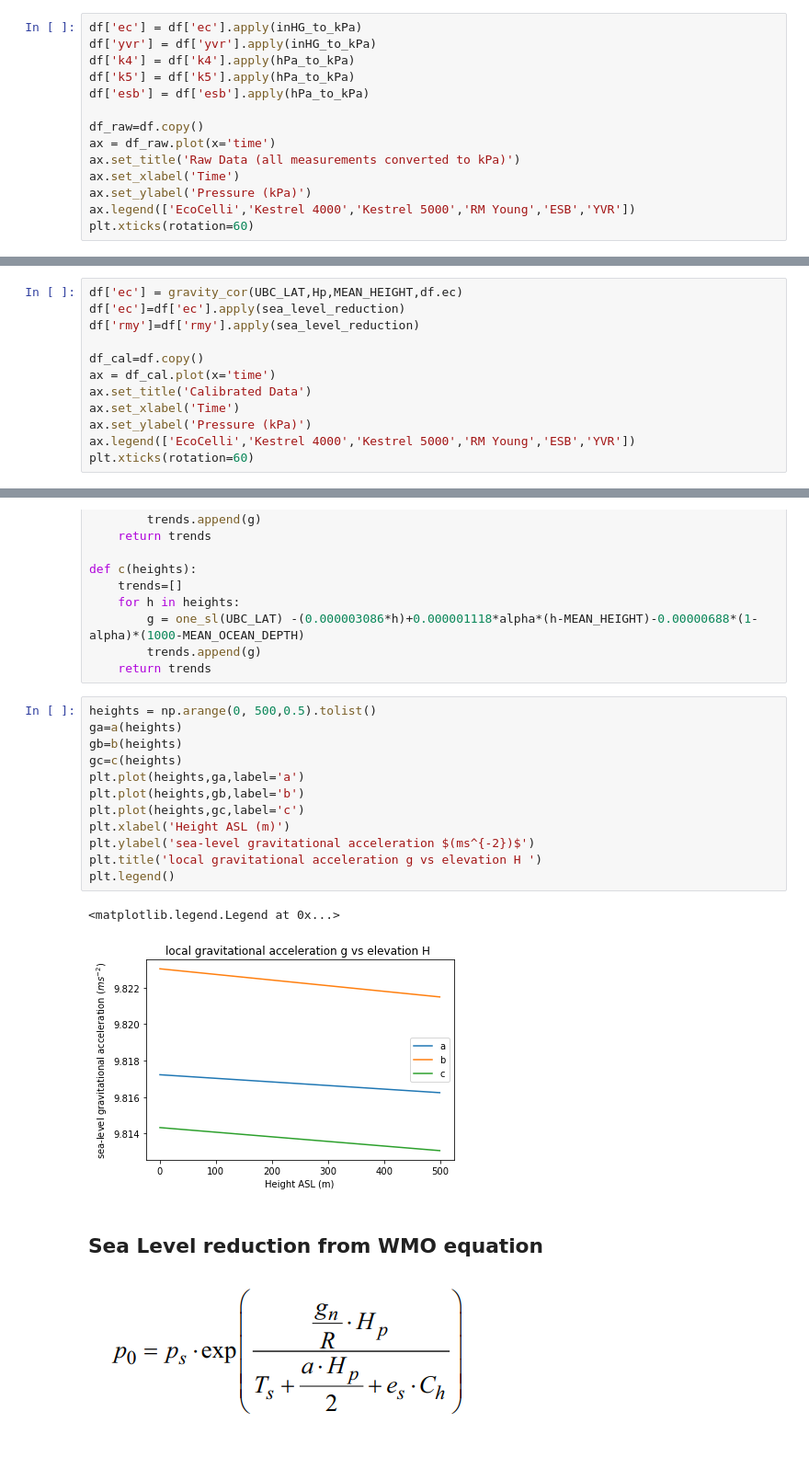
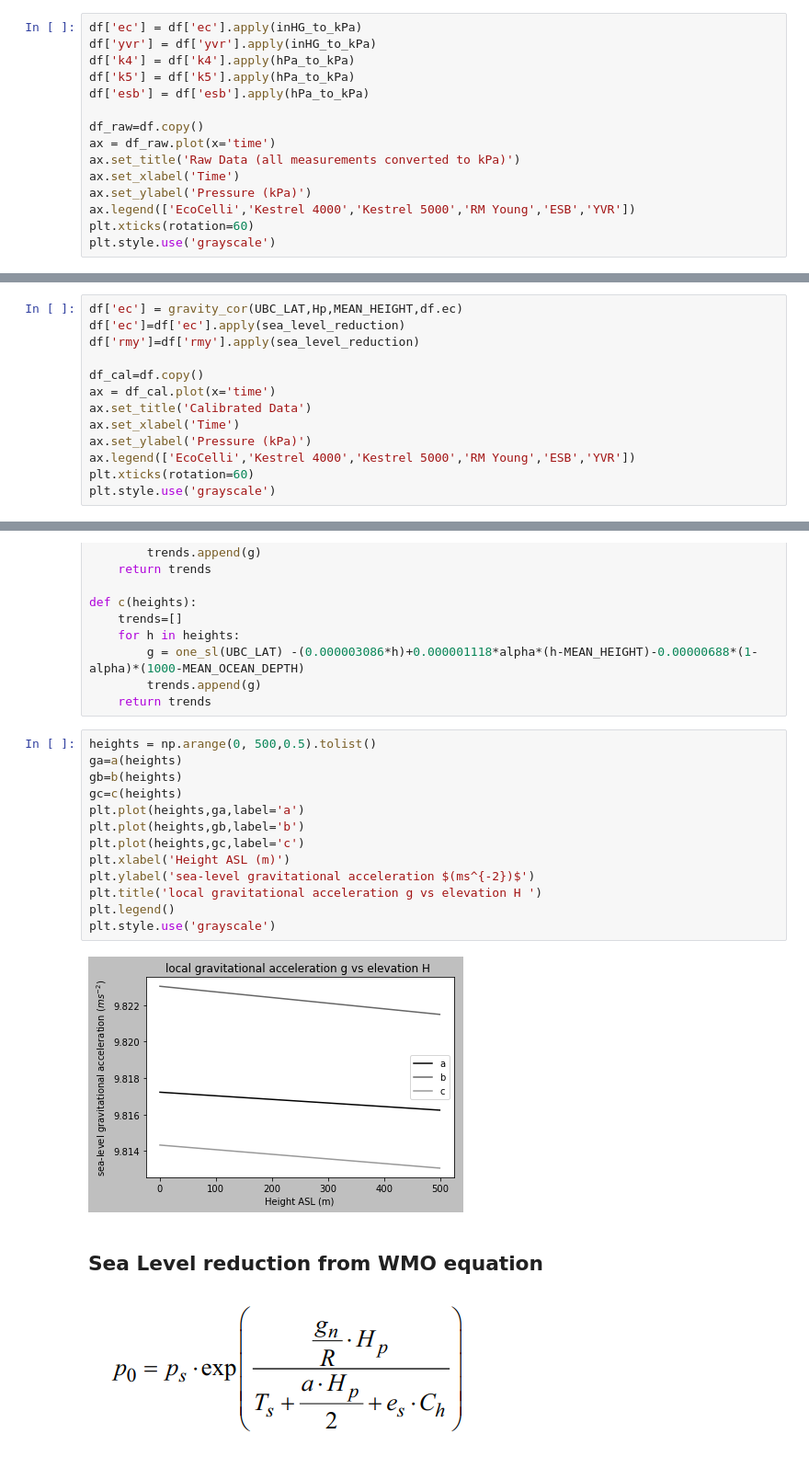
Before and after one commit to Pearl-Ayem/a303_course_work, a Jupyter notebook: Lab 5/Barometry .ipynb, the cells around one changed output, grey strips where cells are left out. Shown: that part at 92% size. Saved outputs shown, nothing was run; the diff lists cells and outputs as text.

```diff
--- a/Lab 5/Barometry .ipynb
+++ b/Lab 5/Barometry .ipynb
@@ -63,4 +63,5 @@ ax.set_xlabel('Time')
 ax.set_ylabel('Pressure (kPa)')
 ax.legend(['EcoCelli','Kestrel 4000','Kestrel 5000','RM Young','ESB','YVR'])
 plt.xticks(rotation=60)
+plt.style.use('grayscale')
 # %% [output]
@@ -80,4 +80,5 @@ ax.set_xlabel('Time')
 ax.set_ylabel('Pressure (kPa)')
 ax.legend(['EcoCelli','Kestrel 4000','Kestrel 5000','RM Young','ESB','YVR'])
 plt.xticks(rotation=60)
+plt.style.use('grayscale')
 # %% [output]
@@ -167,18 +167,18 @@ def c(heights):
 # %%
 heights = np.arange(0, 500,0.5).tolist()
 ga=a(heights)
 gb=b(heights)
 gc=c(heights)
 plt.plot(heights,ga,label='a')
 plt.plot(heights,gb,label='b')
 plt.plot(heights,gc,label='c')
 plt.xlabel('Height ASL (m)')
 plt.ylabel('sea-level gravitational acceleration $(ms^{-2})$')
 plt.title('local gravitational acceleration g vs elevation H ')
 plt.legend()
+plt.style.use('grayscale')
 # %% [output]
-<matplotlib.legend.Legend at 0x...>
-[figure, old version]
+[figure, new version]
 # %% [markdown]
 ## Sea Level reduction from WMO equation
 
```
Also changed, not shown: parts of 5 cells of this notebook, 6 other files.
